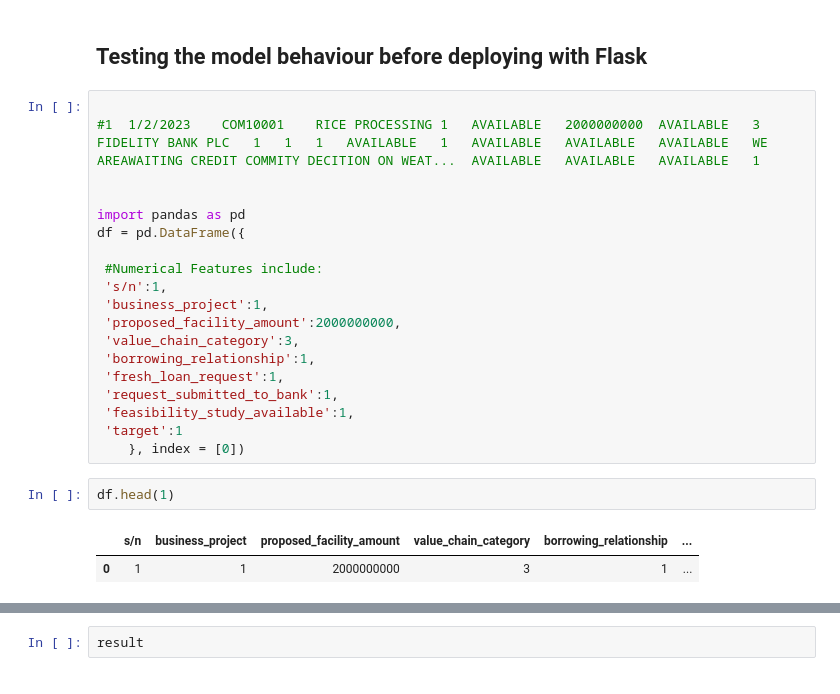
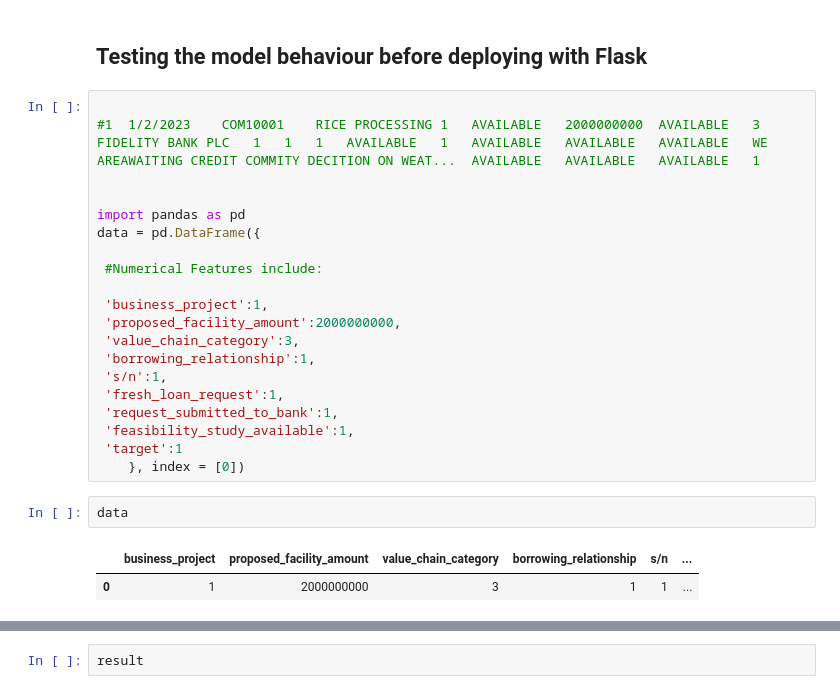
Before and after one commit to ogidaniel1/NRS, a Jupyter notebook: NR/notebook/NRP_model.ipynb, the cells around one changed output, grey strips where cells are left out. Saved outputs shown, nothing was run; the diff lists cells and outputs as text.

```diff
--- a/NR/notebook/NRP_model.ipynb
+++ b/NR/notebook/NRP_model.ipynb
@@ -729,24 +729,25 @@ ROC-AUC Score: 0.8812316715542523
 
 
 import pandas as pd
-df = pd.DataFrame({
+data = pd.DataFrame({
 
  #Numerical Features include:
- 's/n':1,
+
  'business_project':1,
  'proposed_facility_amount':2000000000,
  'value_chain_category':3,
  'borrowing_relationship':1,
+ 's/n':1,
  'fresh_loan_request':1,
  'request_submitted_to_bank':1,
  'feasibility_study_available':1,
  'target':1
     }, index = [0])
 # %%
-df.head(1)
+data
 # %% [output]
-|  | s/n | business_project | proposed_facility_amount | value_chain_category | borrowing_relationship | ... |
-| 0 | 1 | 1 | 2000000000 | 3 | 1 | ... |
+|  | business_project | proposed_facility_amount | value_chain_category | borrowing_relationship | s/n | ... |
+| 0 | 1 | 2000000000 | 3 | 1 | 1 | ... |
 # %%
  #predict the ml beviour
 
```
Also changed, not shown: parts of 5 cells of this notebook, 7 other files.
